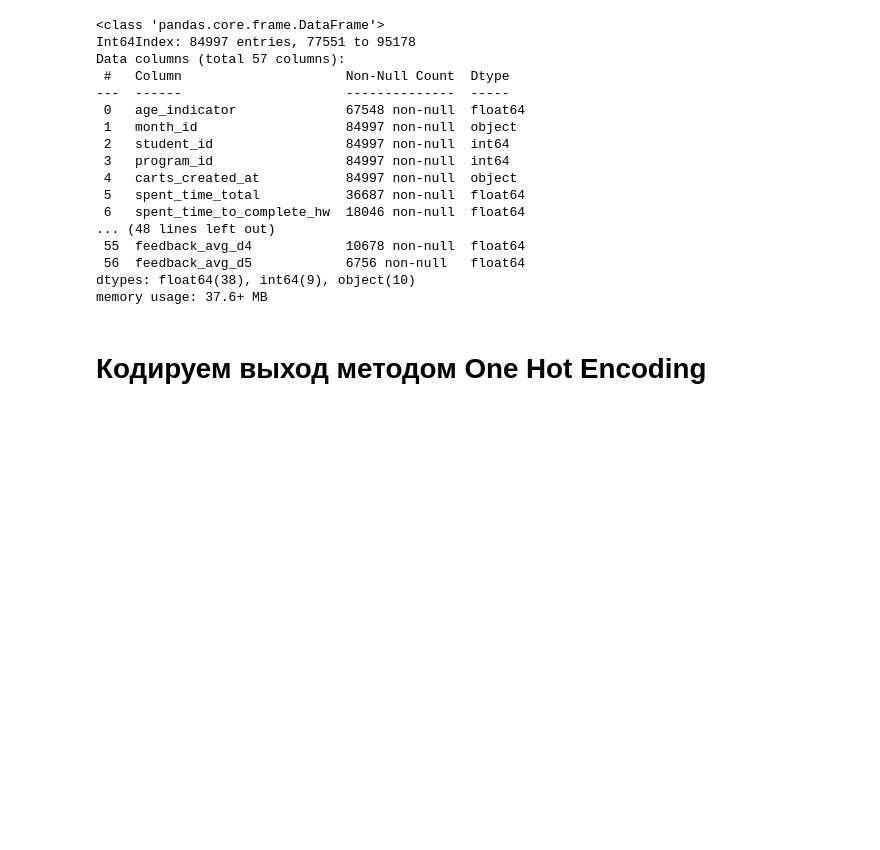
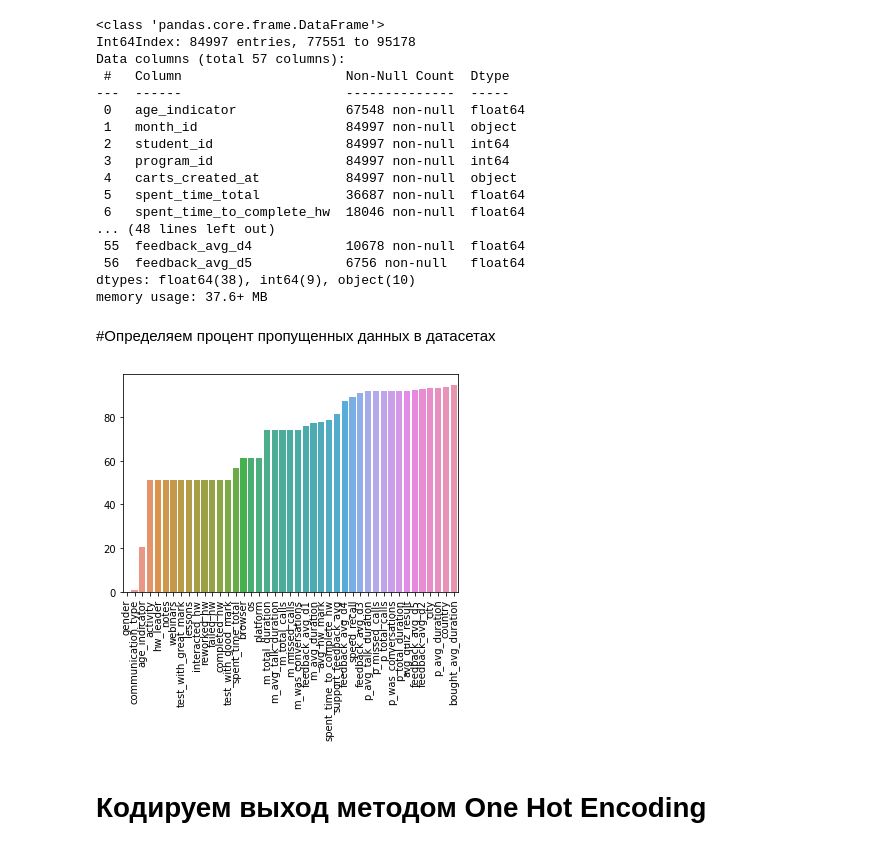
Before and after one commit to Igor-Belskiy/netology-case, a Jupyter notebook: Черновик_Нетология_(моё_решение).ipynb, the cells around one changed output. Drawn from its saved outputs; the diff is of its cells as text; code cells hidden in the pictures; blank space fills up the shorter version.

```diff
--- a/Черновик_Нетология_(моё_решение).ipynb
+++ b/Черновик_Нетология_(моё_решение).ipynb
@@ -226,3 +274,20 @@ Data columns (total 57 columns):
  56  feedback_avg_d5            6756 non-null   float64
 dtypes: float64(38), int64(9), object(10)
 memory usage: 37.6+ MB
+# %% [markdown]
+#Определяем процент пропущенных данных в датасетах
+# %%
+def percent_missing(df):
+
+    percent_nan = 100 * df.isnull().sum() / len(df)
+    percent_nan = percent_nan[percent_nan > 0].sort_values()
+
+    return percent_nan
+# %%
+missing_train = percent_missing(df_train)
+# %%
+sns.barplot(x=missing_train.index, y = missing_train)
+plt.xticks(rotation=90)
+plt.show()
+# %% [output]
+[figure, added]
```
Also changed, not shown: parts of 23 cells of this notebook.
